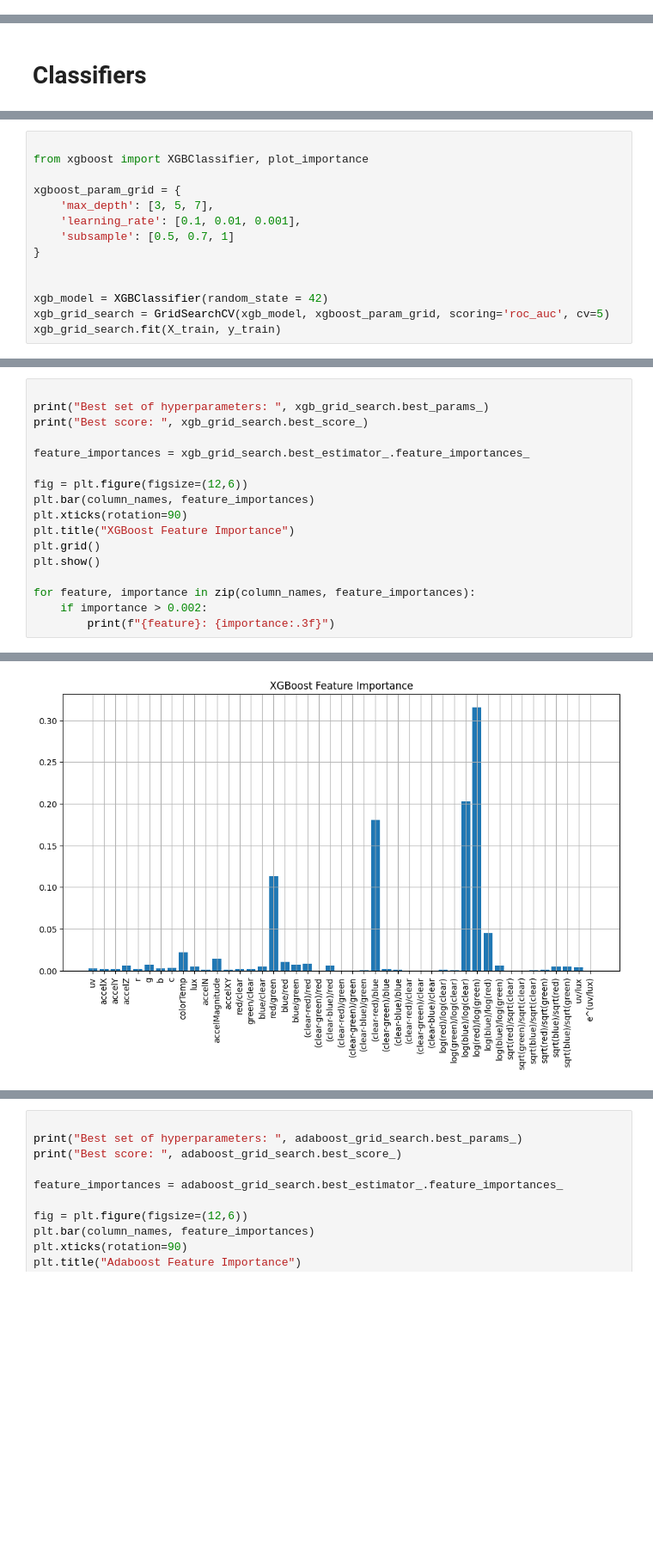
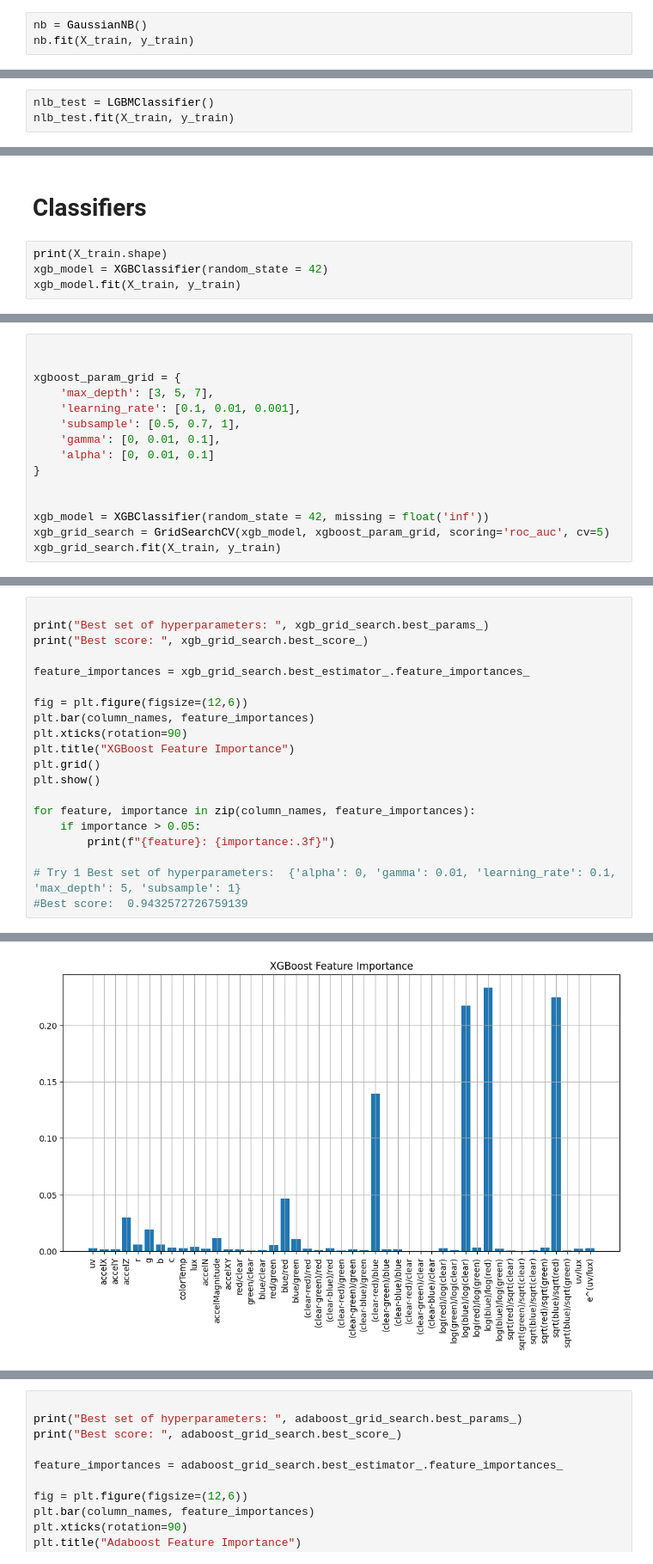
Before and after one commit to uoa-compsci399-s1-2024/capstone-project-2024-s1-team-14-neox, a Jupyter notebook: classification/local/classification.ipynb, the cells around one changed output, grey strips where cells are left out. Shown at 86% size. Cells and saved outputs as stored; diff of their text form; blank space fills up the shorter version.

```diff
--- a/classification/local/classification.ipynb
+++ b/classification/local/classification.ipynb
@@ -236,0 +286,3 @@ def set_accuracies(name, train_accuracy, test_accuracy):
+# %%
+nb = GaussianNB()
+nb.fit(X_train, y_train)
@@ -236,0 +291,3 @@ def set_accuracies(name, train_accuracy, test_accuracy):
+# %%
+nlb_test = LGBMClassifier()
+nlb_test.fit(X_train, y_train)
@@ -237,2 +305,6 @@ def set_accuracies(name, train_accuracy, test_accuracy):
 # %% [markdown]
 # Classifiers
+# %%
+print(X_train.shape)
+xgb_model = XGBClassifier(random_state = 42)
+xgb_model.fit(X_train, y_train)
@@ -239,14 +324,15 @@ def set_accuracies(name, train_accuracy, test_accuracy):
 # %%
 
-from xgboost import XGBClassifier, plot_importance
 
 xgboost_param_grid = {
     'max_depth': [3, 5, 7],
     'learning_rate': [0.1, 0.01, 0.001],
-    'subsample': [0.5, 0.7, 1]
+    'subsample': [0.5, 0.7, 1],
+    'gamma': [0, 0.01, 0.1],
+    'alpha': [0, 0.01, 0.1]
 }
 
 
-xgb_model = XGBClassifier(random_state = 42)
+xgb_model = XGBClassifier(random_state = 42, missing = float('inf'))
 xgb_grid_search = GridSearchCV(xgb_model, xgboost_param_grid, scoring='roc_auc', cv=5)
 xgb_grid_search.fit(X_train, y_train)
@@ -283,6 +351,9 @@ plt.grid()
 plt.show()
 
 for feature, importance in zip(column_names, feature_importances):
-    if importance > 0.002:
+    if importance > 0.05:
         print(f"{feature}: {importance:.3f}")
+
+# Try 1 Best set of hyperparameters:  {'alpha': 0, 'gamma': 0.01, 'learning_rate': 0.1, 'max_depth': 5, 'subsample': 1}
+#Best score:  0.9432572726759139
 # %% [output]
@@ -291 +362 @@ Best score:  0.9264742951837036
-[figure, old version]
+[figure, new version]
```
Also changed, not shown: parts of 29 cells of this notebook, 19 other files.
